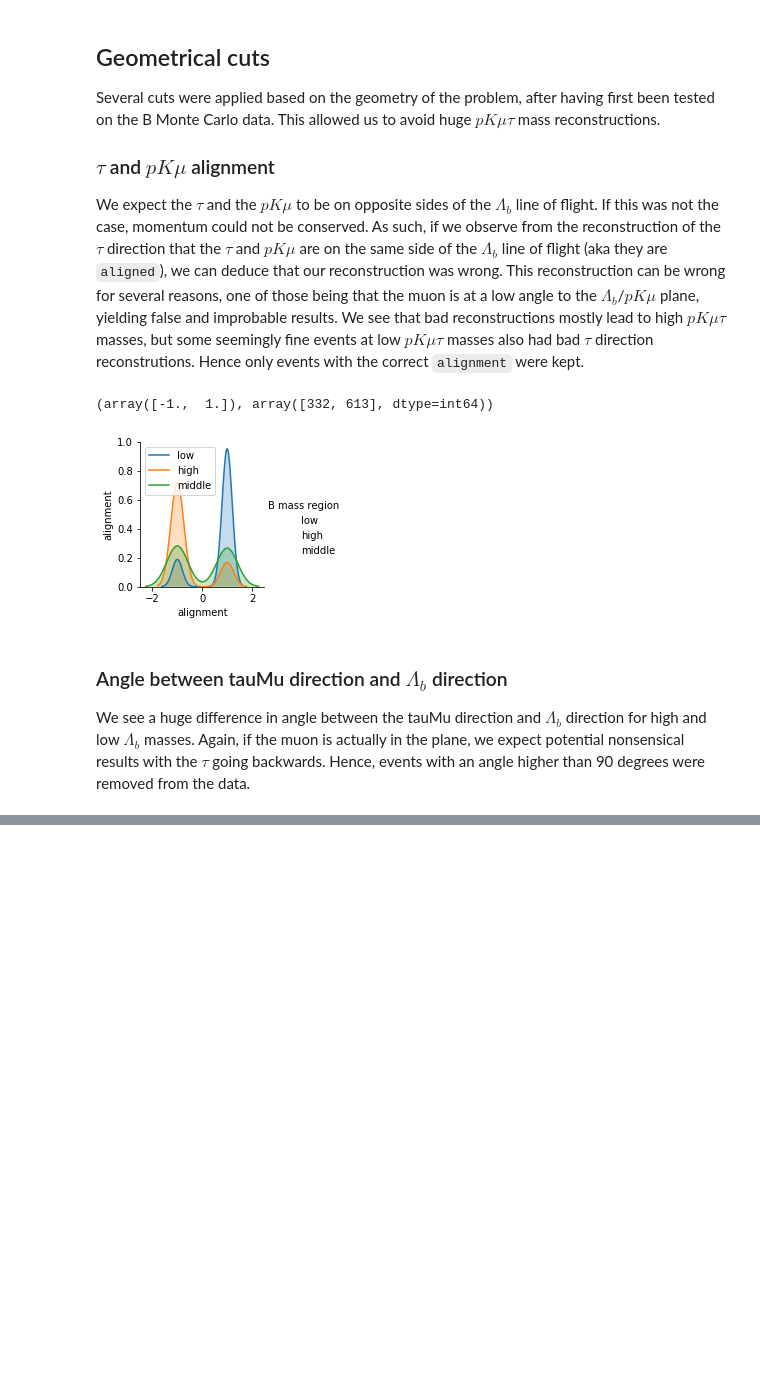
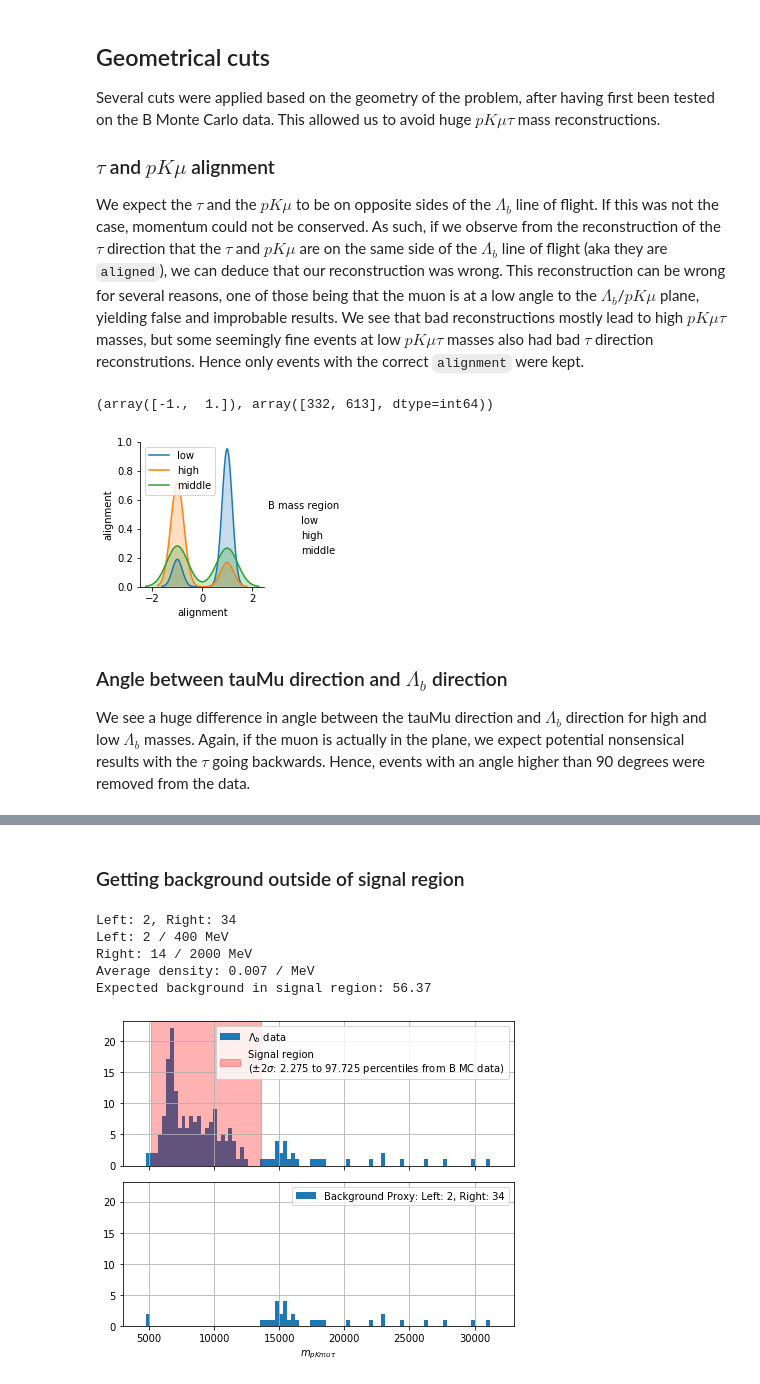
Before and after one commit to THanae/MSci-Project, a Jupyter notebook: documentation_geometrical_cuts_and_bdt.ipynb, the cells around one changed output, grey strips where cells are left out. Drawn from its saved outputs; the diff is of its cells as text; code cells hidden in the pictures; blank space fills up the shorter version.

```diff
--- a/documentation_geometrical_cuts_and_bdt.ipynb
+++ b/documentation_geometrical_cuts_and_bdt.ipynb
@@ -139,0 +145,18 @@ The steps included:
+# %%
+df_name = 'Lb_data'
+
+a = load_data(df_name=df_name)
+a.dropna(inplace=True)
+
+data_frame_lb = reduce_background(a, True)
+data_frame_lb = data_frame_lb.reset_index(drop=True)
+data_frame_lb = obtain_lb_line_of_flight(data_frame_lb)
+data_frame_lb = transverse_momentum(data_frame_lb)
+data_frame_lb = line_plane_intersection(data_frame_lb)
+data_frame_lb = tau_momentum_mass(data_frame_lb)
+data_frame_lb = geometrical_cuts(data_frame_lb)
+
+particles_associations = [['Kminus_P', 'K'], ['proton_P', 'proton'], ['mu1_P', 'mu'], ['tauMu_P', 'mu']]
+data_frame_lb['pkmumu_mass'] = get_mass(data_frame=data_frame_lb, particles_associations=particles_associations)
+particles_associations = [['Kminus_P', 'K'], ['proton_P', 'proton'], ['mu1_P', 'mu'], ['tau_P', 'tau']]
+data_frame_lb['pkmutau_mass'] = get_mass(data_frame=data_frame_lb, particles_associations=particles_associations)
@@ -139,0 +181,60 @@ The steps included:
+# %% [markdown]
+### Getting background outside of signal region
+# %%
+B_mass_limits = [4815, 13271]
+Lb_mass_above_B_mass = 341
+Lb_mass_limits = [B_mass_limits[0] + Lb_mass_above_B_mass, B_mass_limits[1] + Lb_mass_above_B_mass]
+
+def get_and_plot_background_data(df):
+    background_df = df.loc[
+        (df.pkmutau_mass < Lb_mass_limits[0]) | (df.pkmutau_mass > Lb_mass_limits[1])
+    ]
+
+    background_counts = f"Left: {(background_df.pkmutau_mass < Lb_mass_limits[0]).sum()}, Right: {(background_df.pkmutau_mass > Lb_mass_limits[1]).sum()}"
+    print(background_counts)
+
+    fig, (ax1, ax2) = plt.subplots(2, 1, figsize=(6, 5), sharex='all', sharey='all')
+    plot_range = (3000, 33000)
+    ax1.hist(df.pkmutau_mass, bins=100, range=plot_range, label='$\Lambda_b$ data')
+    ax1.axvspan(*Lb_mass_limits, color='red', alpha=0.3, label='Signal region\n($\pm 2\sigma$: 2.275 to 97.725 percentiles from B MC data)')
+    ax2.hist(background_df.pkmutau_mass, bins=100, range=plot_range, label=f'Background Proxy: {background_counts}')
+    ax1.grid()
+    ax2.grid()
+    ax1.legend()
+    ax2.legend()
+    ax2.set_xlim(plot_range)
+    ax2.set_xlabel('$m_{pKmu\\tau}$')
+    plt.tight_layout()
+    plt.show()
+    return background_df
+
+
+def find_expected_background_in_signal(df):
+    background_df = get_and_plot_background_data(df)
+    bg_mass = background_df.pkmutau_mass
+
+    bin_width = 200
+    left_bins = 2
+    right_bins = 10
+
+    count_left = ((bg_mass > Lb_mass_limits[0] - left_bins * bin_width) & (bg_mass < Lb_mass_limits[0])).sum()
+    count_right = ((bg_mass < Lb_mass_limits[1] + right_bins * bin_width) & (bg_mass > Lb_mass_limits[1])).sum()
+
+    print(f"Left: {count_left} / {bin_width * left_bins} MeV")
+    print(f"Right: {count_right} / {bin_width * right_bins} MeV")
+    average_density = (count_left + count_right) / ((left_bins + right_bins) * bin_width)
+    print(f"Average density: {average_density:.3f} / MeV")
+
+    signal_region_width = Lb_mass_limits[1] - Lb_mass_limits[0]
+    print(f"Expected background in signal region: {average_density * signal_region_width:.2f}")
+
+
+find_expected_background_in_signal(data_frame_lb)
+B = 56.37
+# %% [output]
+Left: 2, Right: 34
+Left: 2 / 400 MeV
+Right: 14 / 2000 MeV
+Average density: 0.007 / MeV
+Expected background in signal region: 56.37
+[figure, added]
```
Also changed, not shown: parts of 8 cells of this notebook.
